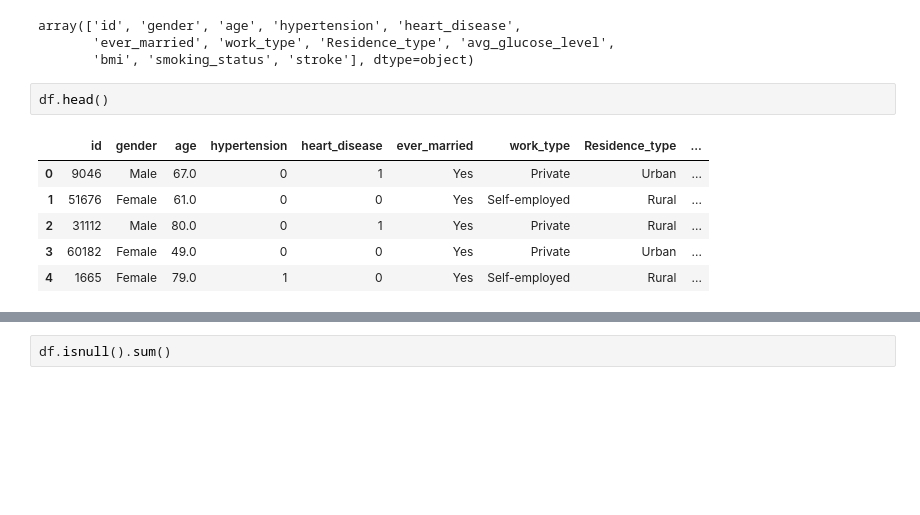
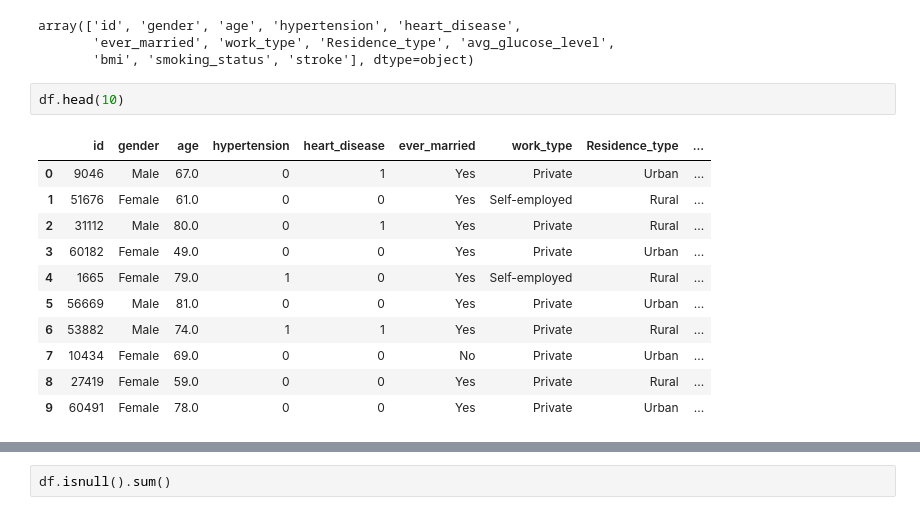
Before and after one commit to akshat1712/MA515_FDS_Project, a Jupyter notebook: Stroke_Analysis.ipynb, the cells around one changed output, grey strips where cells are left out. Cells and saved outputs as stored; diff of their text form; blank space fills up the shorter version.

```diff
--- a/Stroke_Analysis.ipynb
+++ b/Stroke_Analysis.ipynb
@@ -25,11 +26,16 @@ array(['id', 'gender', 'age', 'hypertension', 'heart_disease',
        'ever_married', 'work_type', 'Residence_type', 'avg_glucose_level',
        'bmi', 'smoking_status', 'stroke'], dtype=object)
 # %%
-df.head()
+df.head(10)
 # %% [output]
 |  | id | gender | age | hypertension | heart_disease | ever_married | work_type | Residence_type | ... |
 | 0 | 9046 | Male | 67.0 | 0 | 1 | Yes | Private | Urban | ... |
 | 1 | 51676 | Female | 61.0 | 0 | 0 | Yes | Self-employed | Rural | ... |
 | 2 | 31112 | Male | 80.0 | 0 | 1 | Yes | Private | Rural | ... |
 | 3 | 60182 | Female | 49.0 | 0 | 0 | Yes | Private | Urban | ... |
 | 4 | 1665 | Female | 79.0 | 1 | 0 | Yes | Self-employed | Rural | ... |
+| 5 | 56669 | Male | 81.0 | 0 | 0 | Yes | Private | Urban | ... |
+| 6 | 53882 | Male | 74.0 | 1 | 1 | Yes | Private | Rural | ... |
+| 7 | 10434 | Female | 69.0 | 0 | 0 | No | Private | Urban | ... |
+| 8 | 27419 | Female | 59.0 | 0 | 0 | Yes | Private | Rural | ... |
+| 9 | 60491 | Female | 78.0 | 0 | 0 | Yes | Private | Urban | ... |
```
Also changed, not shown: parts of 26 cells of this notebook.
